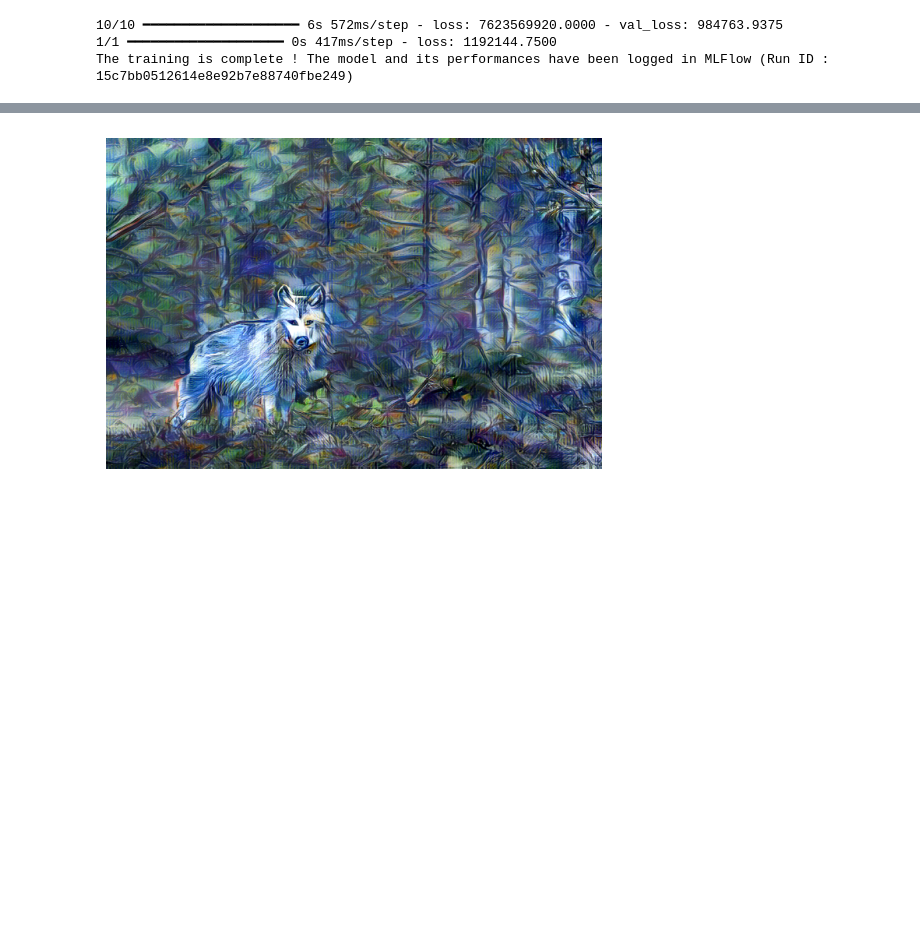
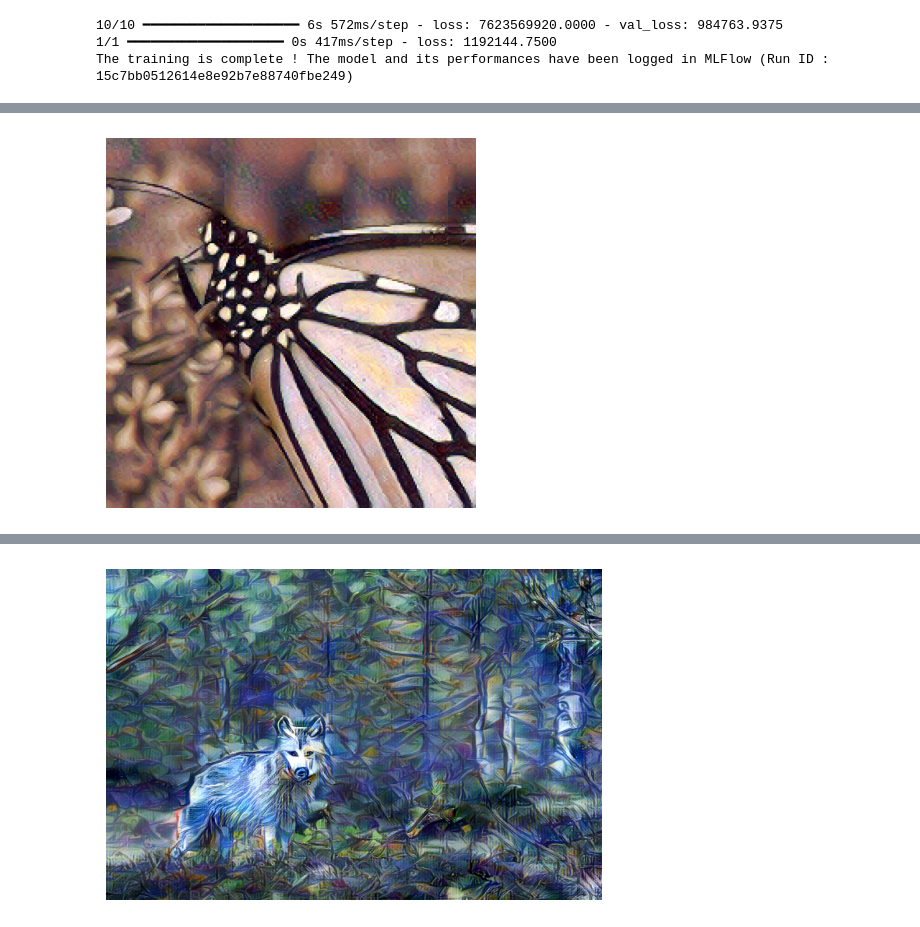
Before and after one commit to YoanBoute/StyleTransferAI-based-on-AdaIN, a Jupyter notebook: tests.ipynb, the cells around one changed output, grey strips where cells are left out. Cells and saved outputs as stored; diff of their text form; code cells hidden in the pictures; blank space fills up the shorter version.

```diff
--- a/tests.ipynb
+++ b/tests.ipynb
@@ -100 +104,5 @@ previous = AdaINModel.load_from_mlflow('6aee580ab389491487c651941292b0c2', Path(
+# %%
+champion.generate(butterfly, fishes, show_img=True, style_scales=1.5, resize_size=1000)
+# %% [output]
+[figure, added]
 # %%
```
Also changed, not shown: parts of 6 cells of this notebook, 6 other files.
